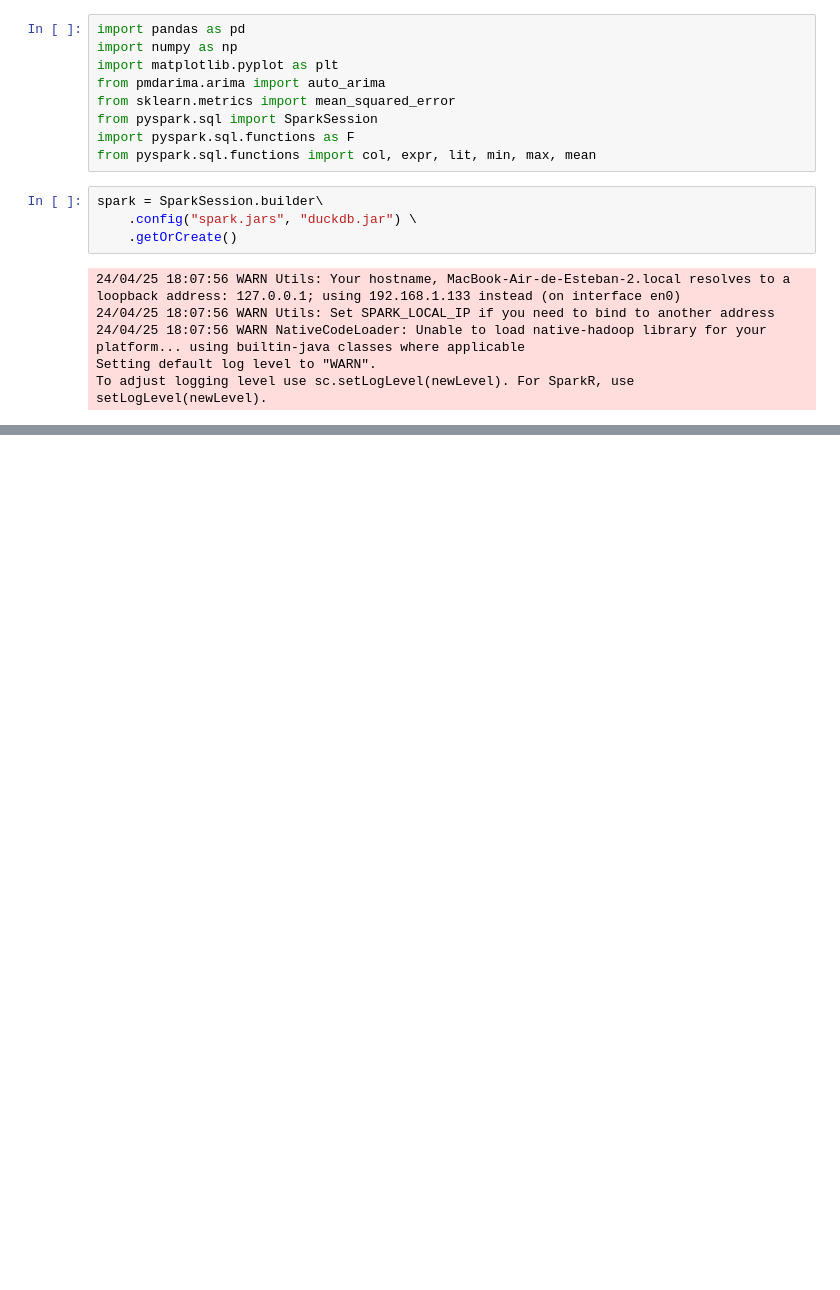
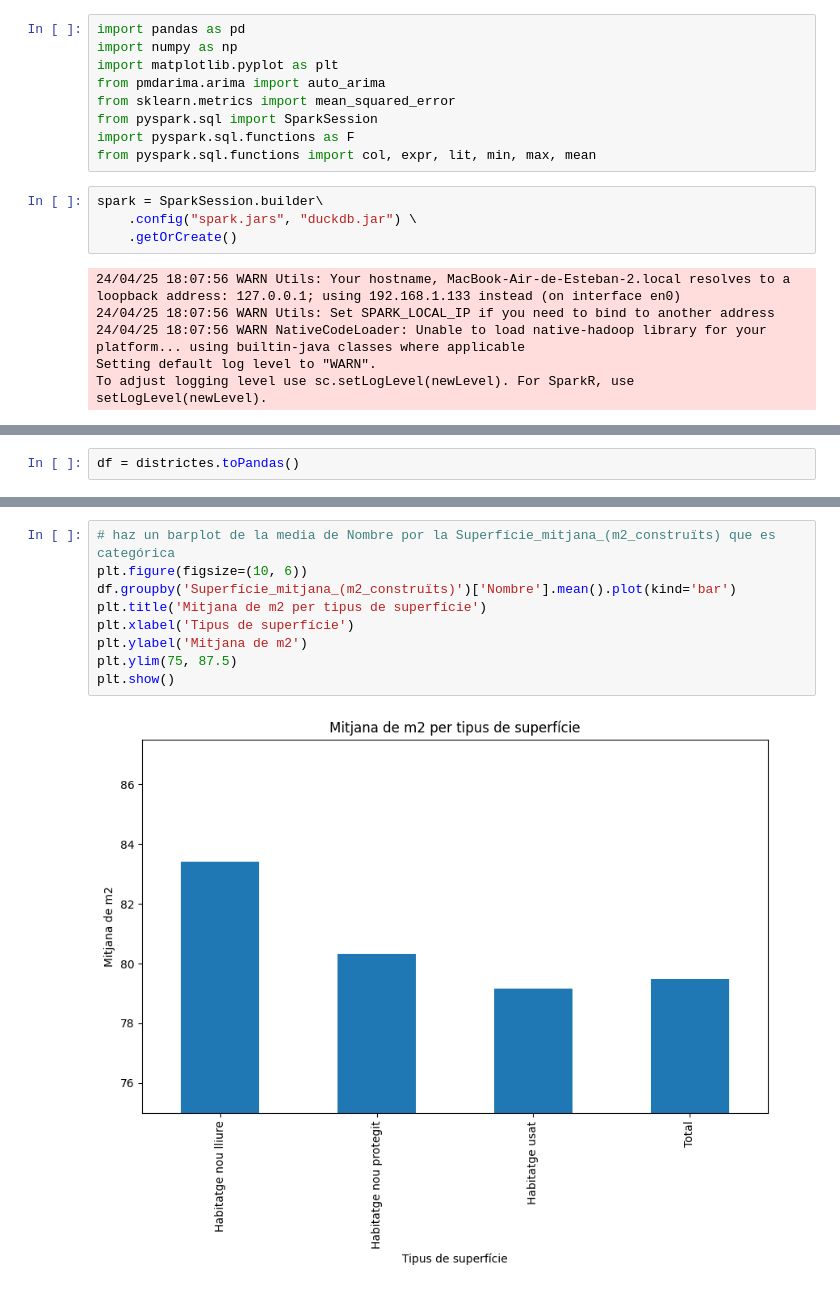
Before and after one commit to ruthparajo/FreshData-BDA, a Jupyter notebook: data_analysis_pipelines/descriptive_analysis.ipynb, the cells around one changed output, grey strips where cells are left out. Cells and saved outputs as stored; diff of their text form; blank space fills up the shorter version.

```diff
--- a/data_analysis_pipelines/descriptive_analysis.ipynb
+++ b/data_analysis_pipelines/descriptive_analysis.ipynb
@@ -49,0 +49,2 @@ only showing top 20 rows
+# %%
+df = districtes.toPandas()
@@ -49,0 +92,11 @@ only showing top 20 rows
+# %%
+# haz un barplot de la media de Nombre por la Superfície_mitjana_(m2_construïts) que es categórica
+plt.figure(figsize=(10, 6))
+df.groupby('Superfície_mitjana_(m2_construïts)')['Nombre'].mean().plot(kind='bar')
+plt.title('Mitjana de m2 per tipus de superfície')
+plt.xlabel('Tipus de superfície')
+plt.ylabel('Mitjana de m2')
+plt.ylim(75, 87.5)
+plt.show()
+# %% [output]
+[figure, added]
```
Also changed, not shown: parts of 5 cells of this notebook.
